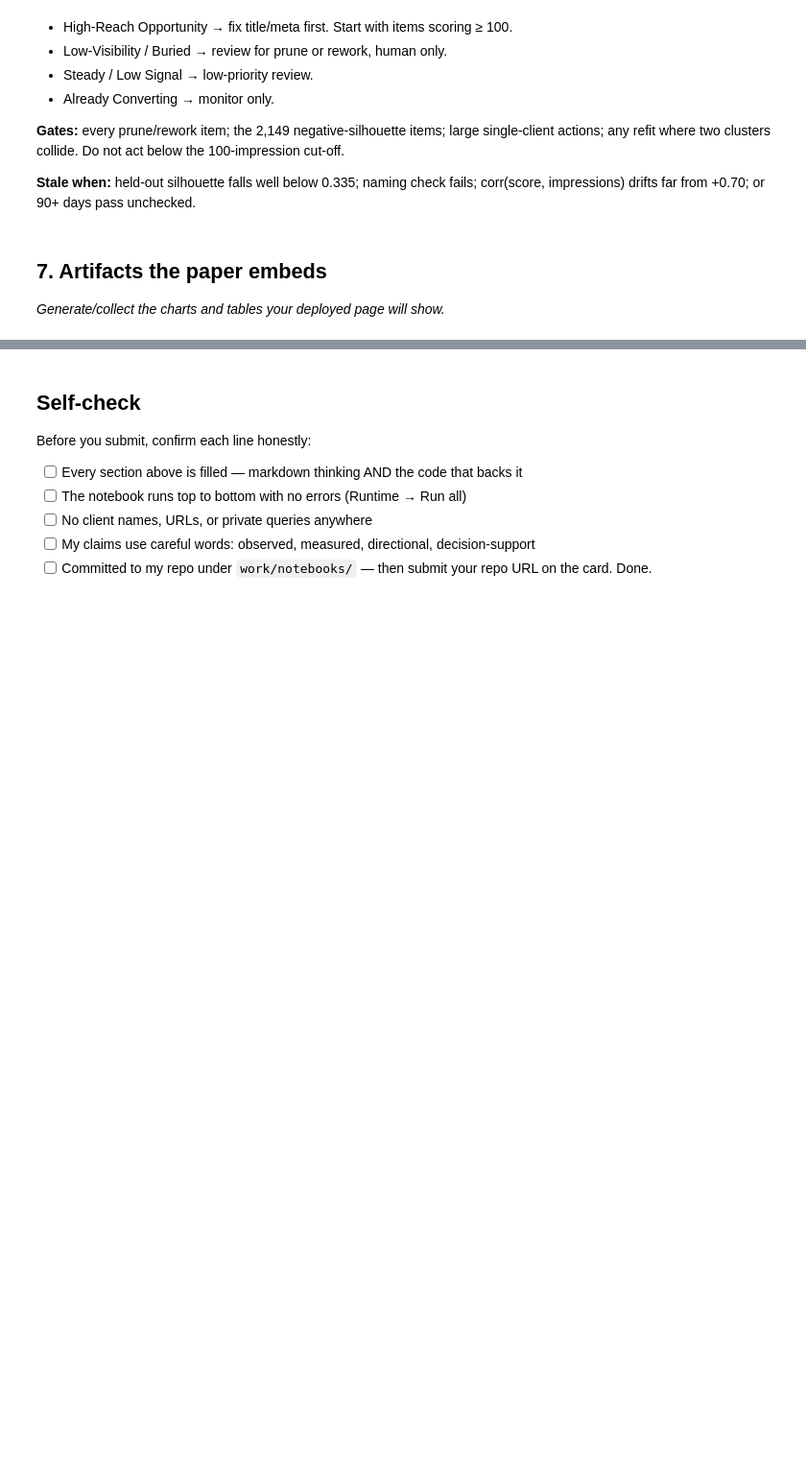
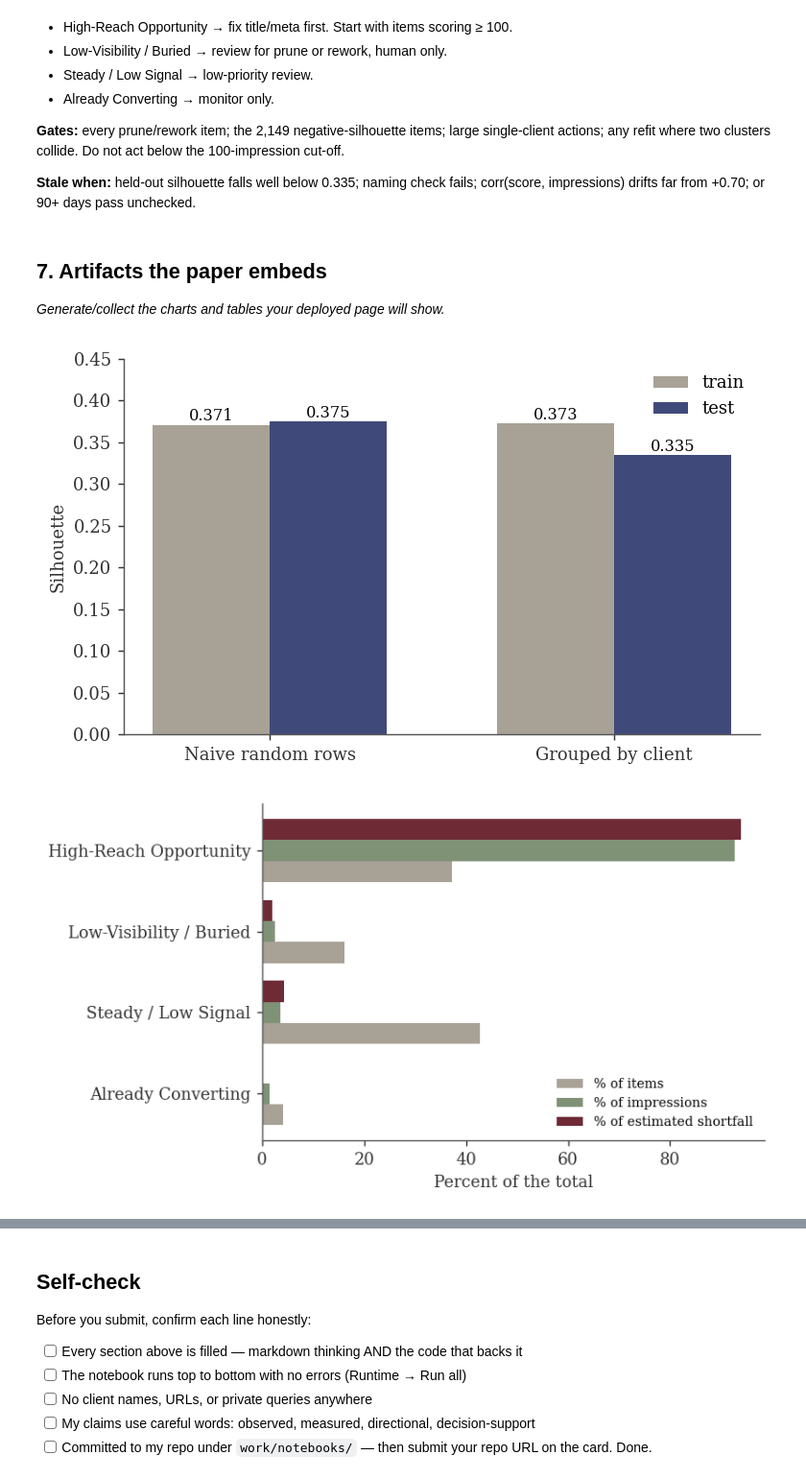
Before and after one commit to dennis-jt-717/FR-PRJ, a Jupyter notebook: work/notebooks/capstone.ipynb, the cells around one changed output, grey strips where cells are left out. Shown at 96% size. Drawn from its saved outputs; the diff is of its cells as text; code cells hidden in the pictures; blank space fills up the shorter version.

```diff
--- a/work/notebooks/capstone.ipynb
+++ b/work/notebooks/capstone.ipynb
@@ -462,3 +462,49 @@ Rank-1 items with score >= 100 (start here): 5,268
 ## 7. Artifacts the paper embeds
 
 *Generate/collect the charts and tables your deployed page will show.*
+# %%
+# Fig 1: silhouette on train vs test, naive split vs grouped split (locked w06 numbers)
+
+INDIGO, OXBLOOD, SAGE, GREY = '#3F4A7A', '#6E2A35', '#7F9276', '#A8A196'
+plt.rcParams.update({'font.family': 'serif', 'axes.spines.top': False, 'axes.spines.right': False,
+                     'axes.edgecolor': '#555', 'axes.labelcolor': '#333', 'xtick.color': '#333',
+                     'ytick.color': '#333', 'figure.dpi': 130})
+
+fig, ax = plt.subplots(figsize=(6, 3.6))
+x = np.arange(2); w = 0.34
+tr_vals = [LOCKED_SPLIT['naive'][0], LOCKED_SPLIT['grouped'][0]]
+te_vals = [LOCKED_SPLIT['naive'][1], LOCKED_SPLIT['grouped'][1]]
+ax.bar(x - w/2, tr_vals, w, color=GREY, label='train'); ax.bar(x + w/2, te_vals, w, color=INDIGO, label='test')
+for xi, v in zip(x - w/2, tr_vals): ax.text(xi, v + 0.005, f"{v:.3f}", ha='center', fontsize=9)
+for xi, v in zip(x + w/2, te_vals): ax.text(xi, v + 0.005, f"{v:.3f}", ha='center', fontsize=9)
+ax.set_xticks(x); ax.set_xticklabels(['Naive random rows', 'Grouped by client'])
+ax.set_ylabel('Silhouette'); ax.set_ylim(0, 0.45); ax.legend(frameon=False, loc='upper right')
+fig.tight_layout(); fig.savefig('work/outputs/figures/fig1_split_honesty.png'); plt.show()
+
+
+
+# Fig 2: where items / impressions / estimated shortfall sit across the 4 archetypes
+
+fig, ax = plt.subplots(figsize=(6.4, 3.6))
+labs = ORDER[::-1]; yy = np.arange(len(labs)); h = 0.26
+for off, col, name in [(-h, GREY, '% of items'), (0, SAGE, '% of impressions'), (h, OXBLOOD, '% of estimated shortfall')]:
+    key = {'% of items': 'pct_items', '% of impressions': 'pct_impressions', '% of estimated shortfall': 'pct_shortfall'}[name]
+    ax.barh(yy + off, rec.loc[labs, key], h, color=col, label=name)
+ax.set_yticks(yy); ax.set_yticklabels(labs); ax.set_xlabel('Percent of the total')
+ax.legend(frameon=False, fontsize=8, loc='lower right')
+fig.tight_layout(); fig.savefig('work/outputs/figures/fig2_where_shortfall_sits.png'); plt.show()
+
+
+
+# Fig 3: held-out silhouette across k=3..9, marking the chosen k=4
+
+ks = list(LOCKED_K)
+fig, ax = plt.subplots(figsize=(6, 3.6))
+ax.plot(ks, [LOCKED_K[k][0] for k in ks], color=GREY, marker='o', label='train clients')
+ax.plot(ks, [LOCKED_K[k][1] for k in ks], color=INDIGO, marker='o', label='held-out clients')
+ax.axvline(4, color=OXBLOOD, lw=1, ls='--'); ax.text(4.08, 0.27, 'k = 4 chosen', color=OXBLOOD, fontsize=9)
+ax.set_xlabel('Number of clusters (k)'); ax.set_ylabel('Silhouette'); ax.legend(frameon=False)
+fig.tight_layout(); fig.savefig('work/outputs/figures/fig3_k_selection.png'); plt.show()
+# %% [output]
+[figure, added]
+[figure, added]
```
Also changed, not shown: parts of 1 cell of this notebook.
